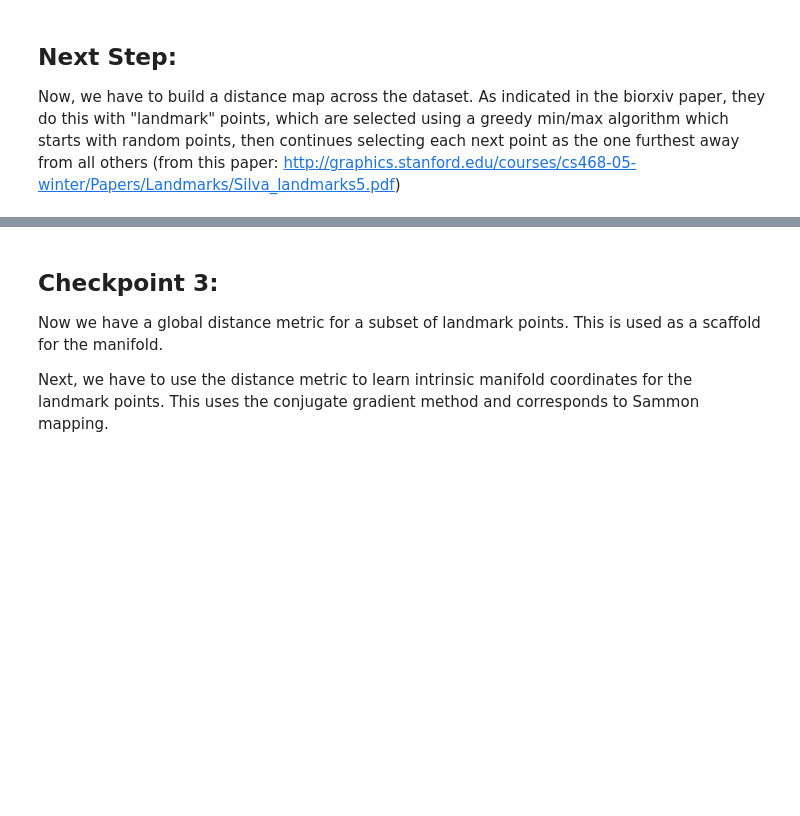
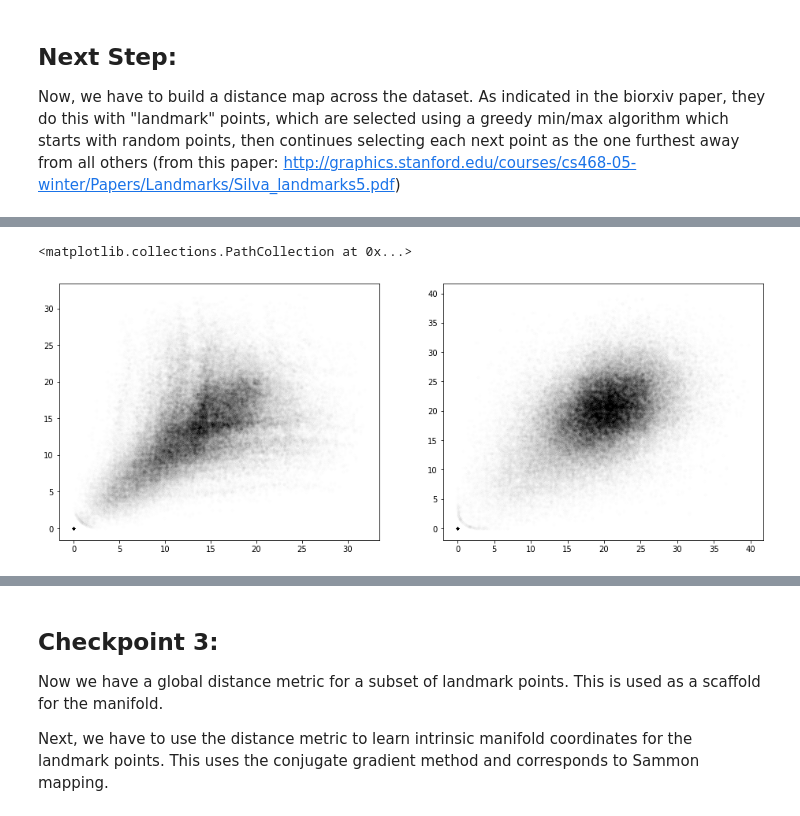
Before and after one commit to landoskape/mindAlgorithm, a Jupyter notebook: mindSimulations.ipynb, the cells around one changed output, grey strips where cells are left out. Drawn from its saved outputs; the diff is of its cells as text; code cells hidden in the pictures; blank space fills up the shorter version.

```diff
--- a/mindSimulations.ipynb
+++ b/mindSimulations.ipynb
@@ -235,11 +248,15 @@ hpcLandmark = mind.returnLandmarkPoints(hpcScores,numLandmark=400,numSeed=1)
 # %%
 # Compute pairwise transition probability between all landmark points
-pfLmProb = mind.gridProbability(pfLandmark, placeForest)
-hpcLmProb = mind.gridProbability(hpcLandmark, hpcForest)
+pfLmProb = mind.smartGridProbability(pfLandmark, placeForest)
+hpcLmProb = mind.smartGridProbability(hpcLandmark, hpcForest)
+
+# Normalize transition probabilities
+pfLmProb = pfLmProb / np.sum(pfLmProb,axis=1)
+hpcLmProb = hpcLmProb / np.sum(hpcLmProb,axis=1)
 # %%
 # Convert landmark transition probability into local distance metric
-pfLmLocalDist = np.sqrt(-np.log(pfLmProb))
-hpcLmLocalDist = np.sqrt(-np.log(hpcLmProb))
+pfLmLocalDist = mind.probabilityToDistance(pfLmProb)
+hpcLmLocalDist = mind.probabilityToDistance(hpcLmProb)
 
 # Convert local distance metric to global geodesic distance using Johnson's algorithm
 pfLmGlobalDist = scipy.sparse.csgraph.johnson(pfLmLocalDist)
@@ -248,3 +265,11 @@ hpcLmGlobalDist = scipy.sparse.csgraph.johnson(hpcLmLocalDist)
 # Symmetrize global distance
 pfLmDist = (pfLmGlobalDist + pfLmGlobalDist.T)/2
 hpcLmDist = (hpcLmGlobalDist + hpcLmGlobalDist.T)/2
+# %%
+# This shows the comparison between D_ij and D_ji, which should be unity if it's really symmetric dynamics
+fig,ax = plt.subplots(1,2,figsize=(16,6))
+ax[0].scatter(pfLmGlobalDist,pfLmGlobalDist.T,c='k',s=10,alpha=0.002)
+ax[1].scatter(hpcLmGlobalDist,hpcLmGlobalDist.T,c='k',s=10,alpha=0.002)
+# %% [output]
+<matplotlib.collections.PathCollection at 0x...>
+[figure, added]
```
Also changed, not shown: parts of 56 cells of this notebook, 3 other files.
